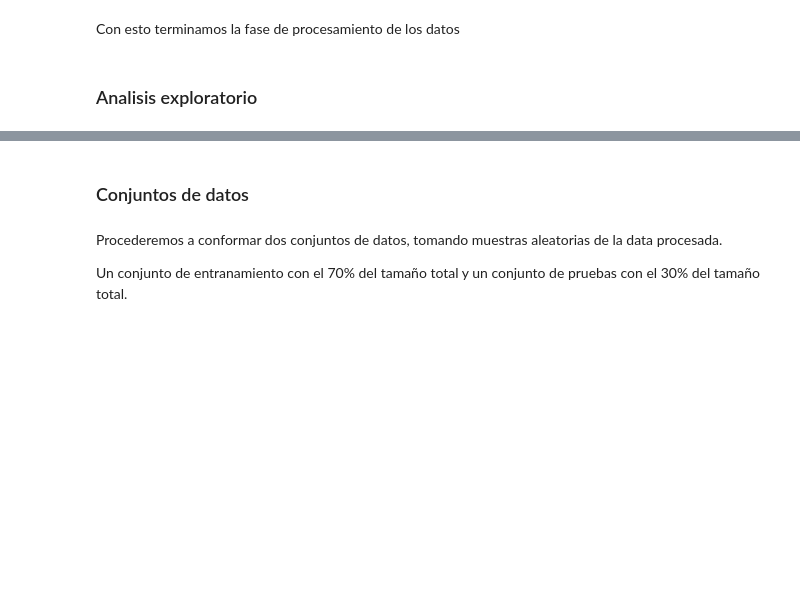
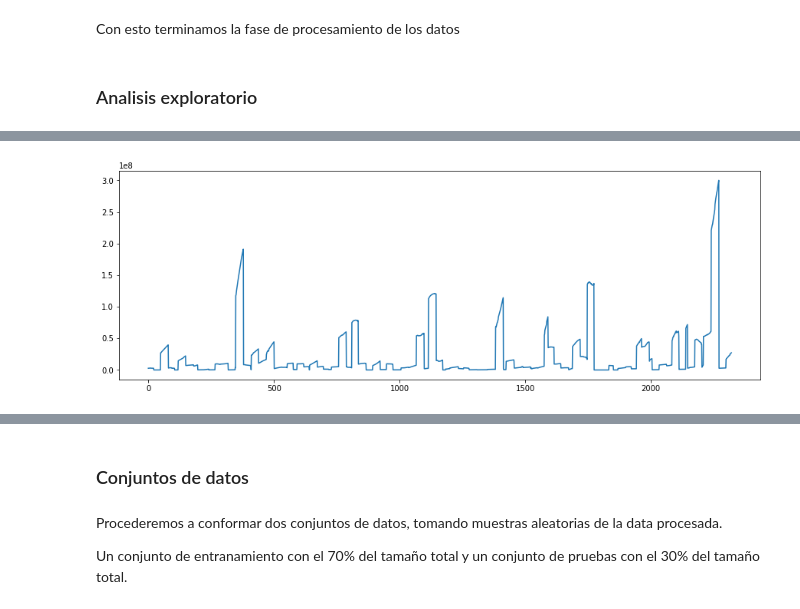
Before and after one commit to JuanNavasJN/data-science-101-project, a Jupyter notebook: index.ipynb, the cells around one changed output, grey strips where cells are left out. Drawn from its saved outputs; the diff is of its cells as text; code cells hidden in the pictures; blank space fills up the shorter version.

```diff
--- a/index.ipynb
+++ b/index.ipynb
@@ -113,0 +142,8 @@ Con esto terminamos la fase de procesamiento de los datos
+# %%
+import matplotlib.pyplot as plt
+
+plt.plot(data['population'])
+plt.rcParams["figure.figsize"] = (15, 5)
+plt.show()
+# %% [output]
+[figure, added]
```
Also changed, not shown: parts of 7 cells of this notebook.
